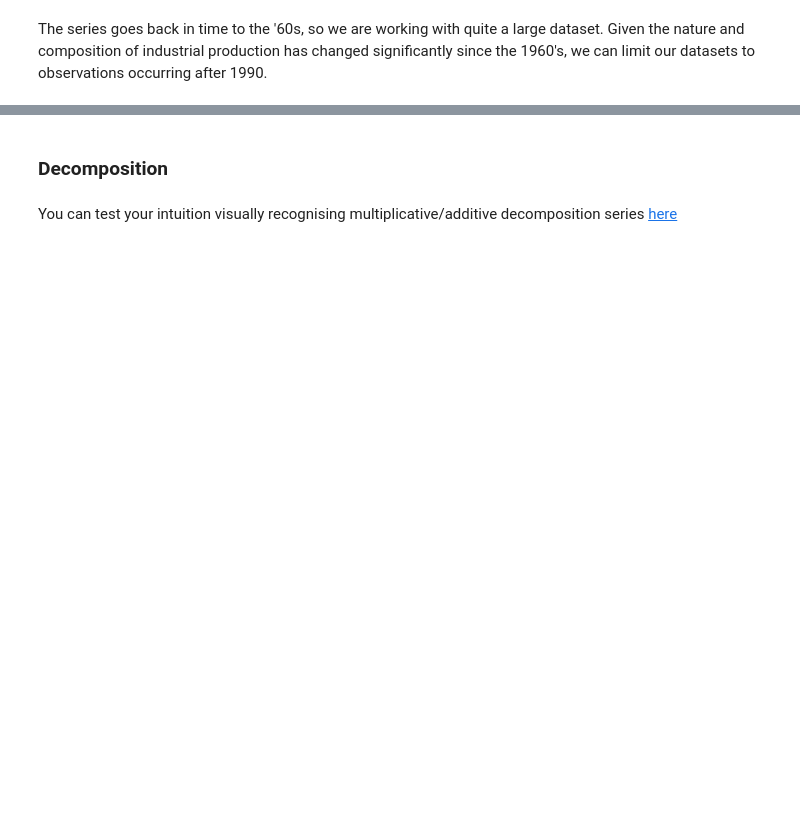
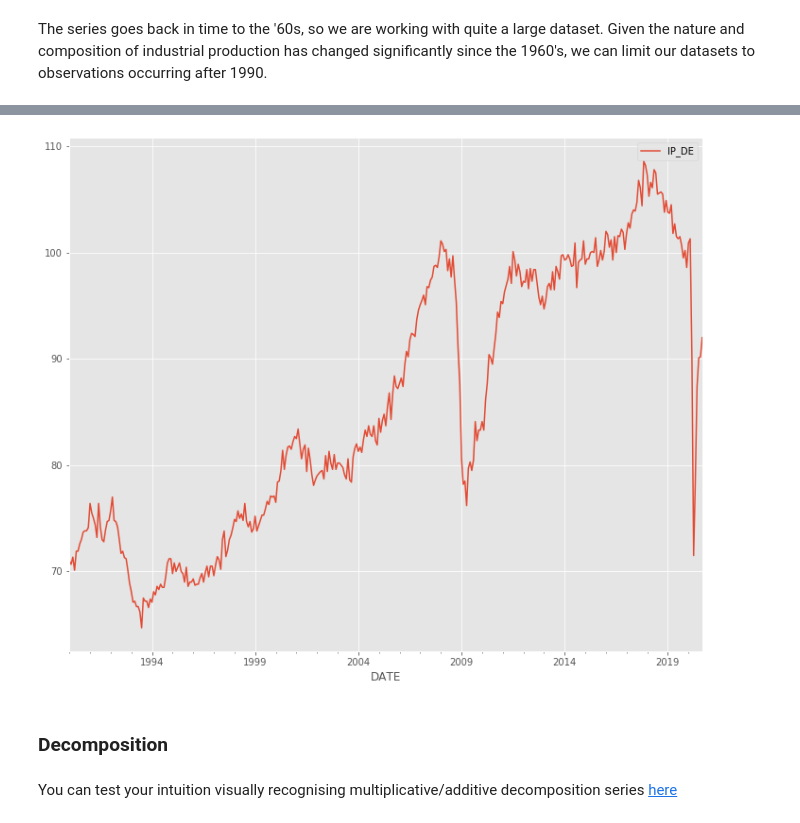
Before and after one commit to rbpduffy1/data-resources, a Jupyter notebook: time-series-1.5/timeseries_workshop_guided.ipynb, the cells around one changed output, grey strips where cells are left out. Drawn from its saved outputs; the diff is of its cells as text; code cells hidden in the pictures; blank space fills up the shorter version.

```diff
--- a/time-series-1.5/timeseries_workshop_guided.ipynb
+++ b/time-series-1.5/timeseries_workshop_guided.ipynb
@@ -135,2 +201,4 @@ The series goes back in time to the '60s, so we are working with quite a large d
 # %%
 # only keep observations indexed with year=1990 or higher
+
+ip = ip['1990':]
@@ -139,3 +205,11 @@ The series goes back in time to the '60s, so we are working with quite a large d
+# %%
+# plot the series
+
+plt.rcParams['figure.figsize']=(12,10)
+ip.plot()
+plt.show()
+# %% [output]
+[figure, added]
 # %% [markdown]
 ### Decomposition
 # %% [markdown]
```
Also changed, not shown: parts of 38 cells of this notebook, 1 other file.
